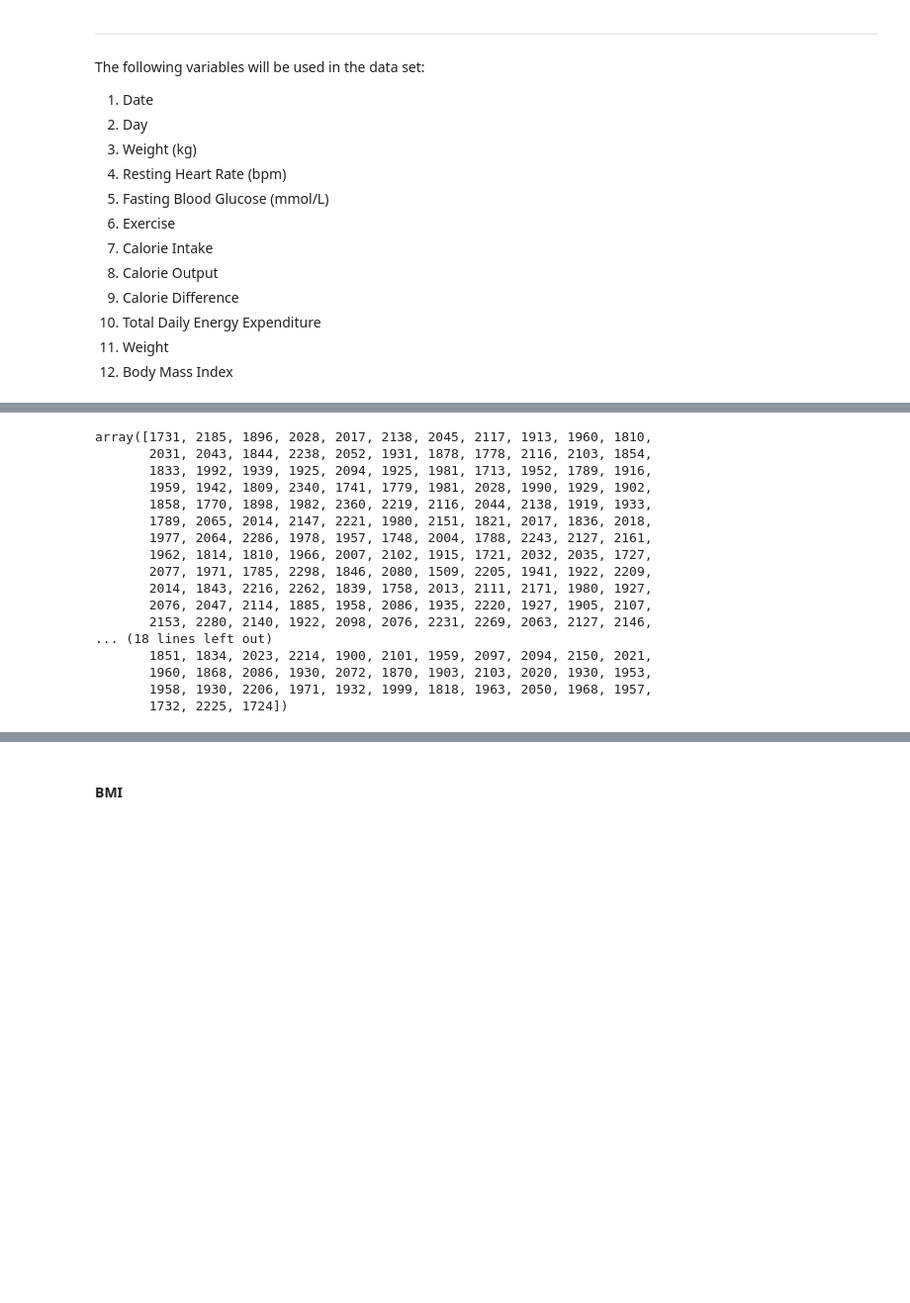
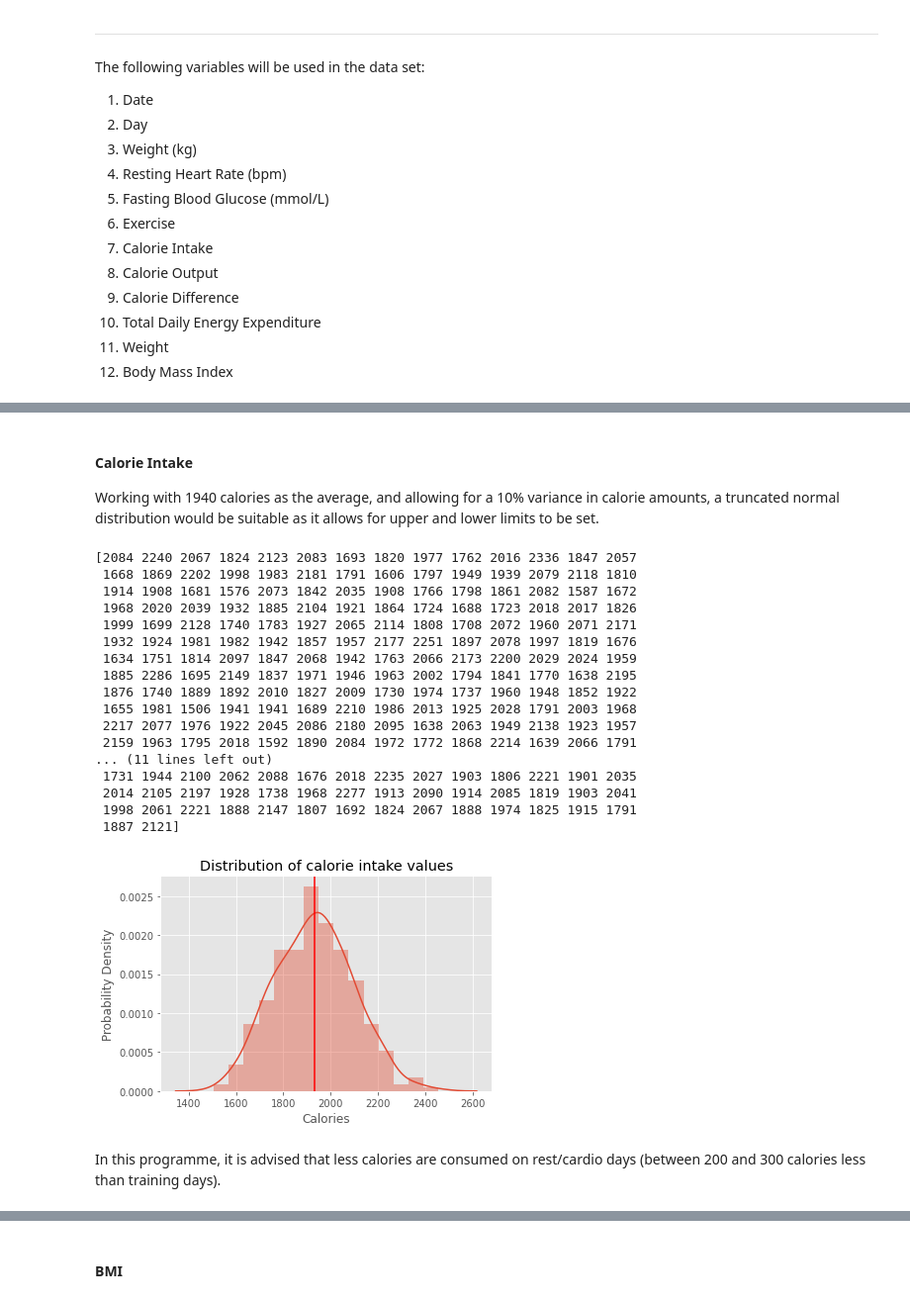
Before and after one commit to GaryLocke91/52465_programming_project, a Jupyter notebook: 52465_programming_project.ipynb, the cells around one changed output, grey strips where cells are left out. Shown: that part at 99% size. Saved outputs shown, nothing was run; the diff lists cells and outputs as text; code cells hidden in the pictures; blank space fills up the shorter version.

```diff
--- a/52465_programming_project.ipynb
+++ b/52465_programming_project.ipynb
@@ -26,4 +24,12 @@
 # %%
 import pandas as pd
 import numpy as np
+import matplotlib.pyplot as plt
+import seaborn as sns
 import scipy.stats as stats
+
+# Apply plot style
+plt.style.use("ggplot")
+
+# Set the seed for reproducible results
+np.random.seed(100)
@@ -184,30 +278,46 @@ print(df)
+# %% [markdown]
+#### Calorie Intake
+
+Working with 1940 calories as the average, and allowing for a 10% variance in calorie amounts, a truncated normal distribution would be suitable as it allows for upper and lower limits to be set.
 # %%
 def cal_intake():
     low = 1500
     high = 2500
-    average = 2000
+    average = 1940
     std_dev = 165
     x = stats.truncnorm((low - average) / std_dev, (high - average) / std_dev, loc=average, scale=std_dev)
     cal_val = x.rvs(366).astype(int)
     return cal_val
 
-cal_intake()
+cal_intake = cal_intake()
+print(cal_intake)
 # %% [output]
-array([1731, 2185, 1896, 2028, 2017, 2138, 2045, 2117, 1913, 1960, 1810,
-       2031, 2043, 1844, 2238, 2052, 1931, 1878, 1778, 2116, 2103, 1854,
-       1833, 1992, 1939, 1925, 2094, 1925, 1981, 1713, 1952, 1789, 1916,
-       1959, 1942, 1809, 2340, 1741, 1779, 1981, 2028, 1990, 1929, 1902,
-       1858, 1770, 1898, 1982, 2360, 2219, 2116, 2044, 2138, 1919, 1933,
-       1789, 2065, 2014, 2147, 2221, 1980, 2151, 1821, 2017, 1836, 2018,
-       1977, 2064, 2286, 1978, 1957, 1748, 2004, 1788, 2243, 2127, 2161,
-       1962, 1814, 1810, 1966, 2007, 2102, 1915, 1721, 2032, 2035, 1727,
-       2077, 1971, 1785, 2298, 1846, 2080, 1509, 2205, 1941, 1922, 2209,
-       2014, 1843, 2216, 2262, 1839, 1758, 2013, 2111, 2171, 1980, 1927,
-       2076, 2047, 2114, 1885, 1958, 2086, 1935, 2220, 1927, 1905, 2107,
-       2153, 2280, 2140, 1922, 2098, 2076, 2231, 2269, 2063, 2127, 2146,
-... (18 lines left out)
-       1851, 1834, 2023, 2214, 1900, 2101, 1959, 2097, 2094, 2150, 2021,
-       1960, 1868, 2086, 1930, 2072, 1870, 1903, 2103, 2020, 1930, 1953,
-       1958, 1930, 2206, 1971, 1932, 1999, 1818, 1963, 2050, 1968, 1957,
-       1732, 2225, 1724])
+[2084 2240 2067 1824 2123 2083 1693 1820 1977 1762 2016 2336 1847 2057
+ 1668 1869 2202 1998 1983 2181 1791 1606 1797 1949 1939 2079 2118 1810
+ 1914 1908 1681 1576 2073 1842 2035 1908 1766 1798 1861 2082 1587 1672
+ 1968 2020 2039 1932 1885 2104 1921 1864 1724 1688 1723 2018 2017 1826
+ 1999 1699 2128 1740 1783 1927 2065 2114 1808 1708 2072 1960 2071 2171
+ 1932 1924 1981 1982 1942 1857 1957 2177 2251 1897 2078 1997 1819 1676
+ 1634 1751 1814 2097 1847 2068 1942 1763 2066 2173 2200 2029 2024 1959
+ 1885 2286 1695 2149 1837 1971 1946 1963 2002 1794 1841 1770 1638 2195
+ 1876 1740 1889 1892 2010 1827 2009 1730 1974 1737 1960 1948 1852 1922
+ 1655 1981 1506 1941 1941 1689 2210 1986 2013 1925 2028 1791 2003 1968
+ 2217 2077 1976 1922 2045 2086 2180 2095 1638 2063 1949 2138 1923 1957
+ 2159 1963 1795 2018 1592 1890 2084 1972 1772 1868 2214 1639 2066 1791
+... (11 lines left out)
+ 1731 1944 2100 2062 2088 1676 2018 2235 2027 1903 1806 2221 1901 2035
+ 2014 2105 2197 1928 1738 1968 2277 1913 2090 1914 2085 1819 1903 2041
+ 1998 2061 2221 1888 2147 1807 1692 1824 2067 1888 1974 1825 1915 1791
+ 1887 2121]
+# %%
+# Plot the distribution of calorie intake values
+sns.distplot(cal_intake)
+plt.xlabel("Calories"), plt.ylabel("Probability Density"), plt.title('Distribution of calorie intake values'),
+# Draw red line to show the mean value
+plt.axvline(np.mean(cal_intake), color="red")
+plt.show()
+# %% [output]
+[figure, added]
+# %% [markdown]
+In this programme, it is advised that less calories are consumed on rest/cardio days (between 200 and 300 calories less than training days).
 # %%
```
Also changed, not shown: parts of 60 cells of this notebook, 2 other files.
